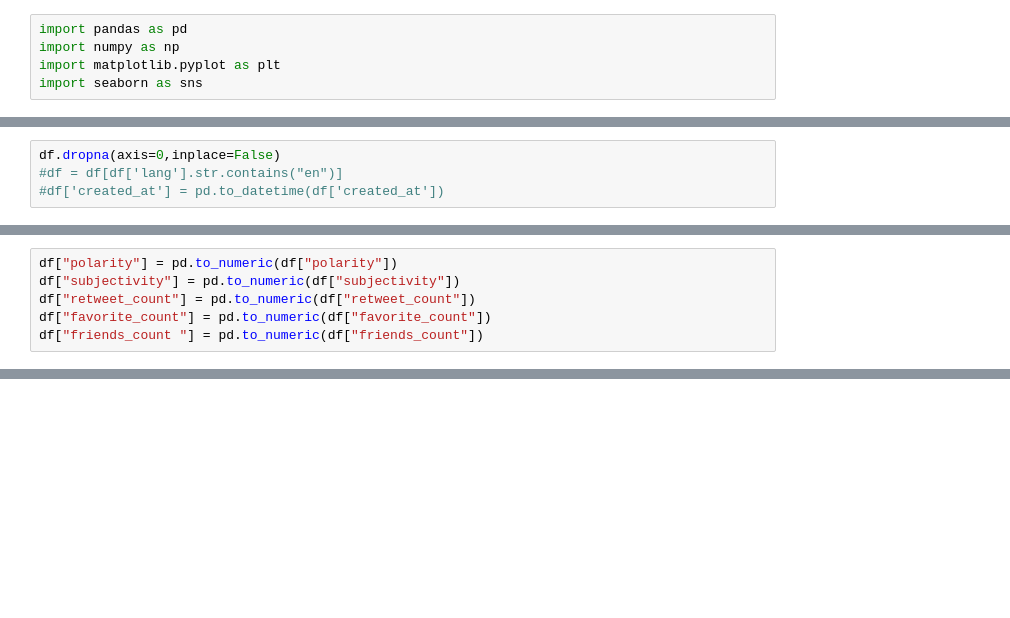
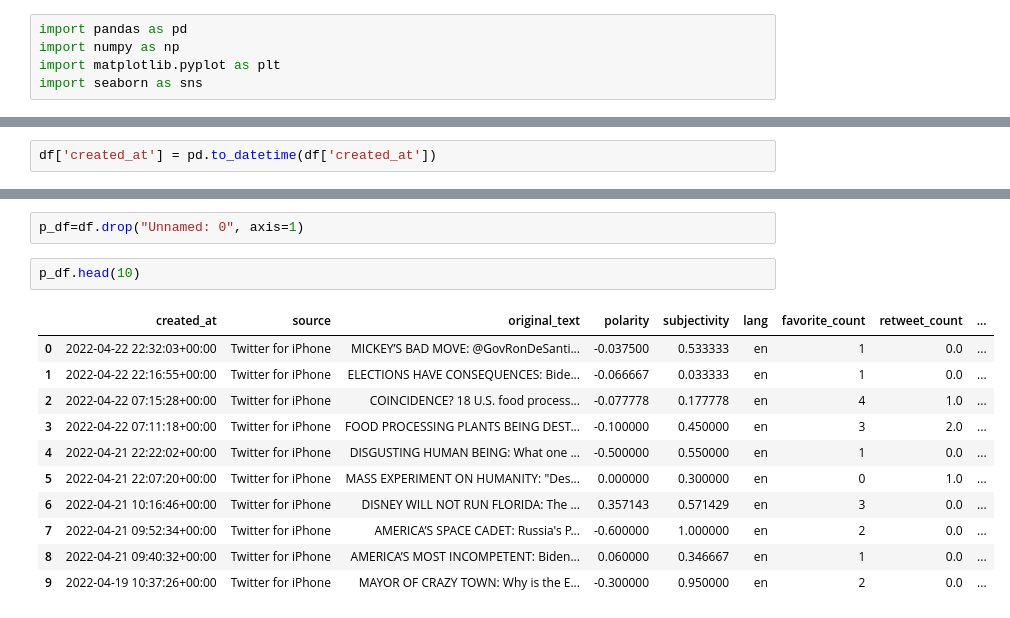
Before and after one commit to user16-et/Twitter-Data-Analysis, a Jupyter notebook: notebook/economic_twiter.ipynb, the cells around one changed output, grey strips where cells are left out. Saved outputs shown, nothing was run; the diff lists cells and outputs as text; blank space fills up the shorter version.

```diff
--- a/notebook/economic_twiter.ipynb
+++ b/notebook/economic_twiter.ipynb
@@ -121,4 +91,0 @@ df.shape
-# %%
-df.dropna(axis=0,inplace=False)
-#df = df[df['lang'].str.contains("en")]
-#df['created_at'] = pd.to_datetime(df['created_at'])
@@ -159,9 +112,5 @@ memory usage: 3.0+ MB
-# %%
-df["polarity"] = pd.to_numeric(df["polarity"])
-df["subjectivity"] = pd.to_numeric(df["subjectivity"])
-df["retweet_count"] = pd.to_numeric(df["retweet_count"])
-df["favorite_count"] = pd.to_numeric(df["favorite_count"])
-df["friends_count "] = pd.to_numeric(df["friends_count"])
+# %%
+df['created_at'] = pd.to_datetime(df['created_at'])
 # %%
 df.info()
 # %% [output]
@@ -184,0 +134,16 @@ memory usage: 3.2+ MB
+# %%
+p_df=df.drop("Unnamed: 0", axis=1)
+# %%
+p_df.head(10)
+# %% [output]
+|  | created_at | source | original_text | polarity | subjectivity | lang | favorite_count | retweet_count | ... |
+| 0 | 2022-04-22 22:32:03+00:00 | Twitter for iPhone | MICKEY’S BAD MOVE: @GovRonDeSanti... | -0.037500 | 0.533333 | en | 1 | 0.0 | ... |
+| 1 | 2022-04-22 22:16:55+00:00 | Twitter for iPhone | ELECTIONS HAVE CONSEQUENCES: Bide... | -0.066667 | 0.033333 | en | 1 | 0.0 | ... |
+| 2 | 2022-04-22 07:15:28+00:00 | Twitter for iPhone | COINCIDENCE? 18 U.S. food process... | -0.077778 | 0.177778 | en | 4 | 1.0 | ... |
+| 3 | 2022-04-22 07:11:18+00:00 | Twitter for iPhone | FOOD PROCESSING PLANTS BEING DEST... | -0.100000 | 0.450000 | en | 3 | 2.0 | ... |
+| 4 | 2022-04-21 22:22:02+00:00 | Twitter for iPhone | DISGUSTING HUMAN BEING: What one ... | -0.500000 | 0.550000 | en | 1 | 0.0 | ... |
+| 5 | 2022-04-21 22:07:20+00:00 | Twitter for iPhone | MASS EXPERIMENT ON HUMANITY: "Des... | 0.000000 | 0.300000 | en | 0 | 1.0 | ... |
+| 6 | 2022-04-21 10:16:46+00:00 | Twitter for iPhone | DISNEY WILL NOT RUN FLORIDA: The ... | 0.357143 | 0.571429 | en | 3 | 0.0 | ... |
+| 7 | 2022-04-21 09:52:34+00:00 | Twitter for iPhone | AMERICA’S SPACE CADET: Russia's P... | -0.600000 | 1.000000 | en | 2 | 0.0 | ... |
+| 8 | 2022-04-21 09:40:32+00:00 | Twitter for iPhone | AMERICA’S MOST INCOMPETENT: Biden... | 0.060000 | 0.346667 | en | 1 | 0.0 | ... |
+| 9 | 2022-04-19 10:37:26+00:00 | Twitter for iPhone | MAYOR OF CRAZY TOWN: Why is the E... | -0.300000 | 0.950000 | en | 2 | 0.0 | ... |
```
Also changed, not shown: parts of 19 cells of this notebook, 1 other file.
